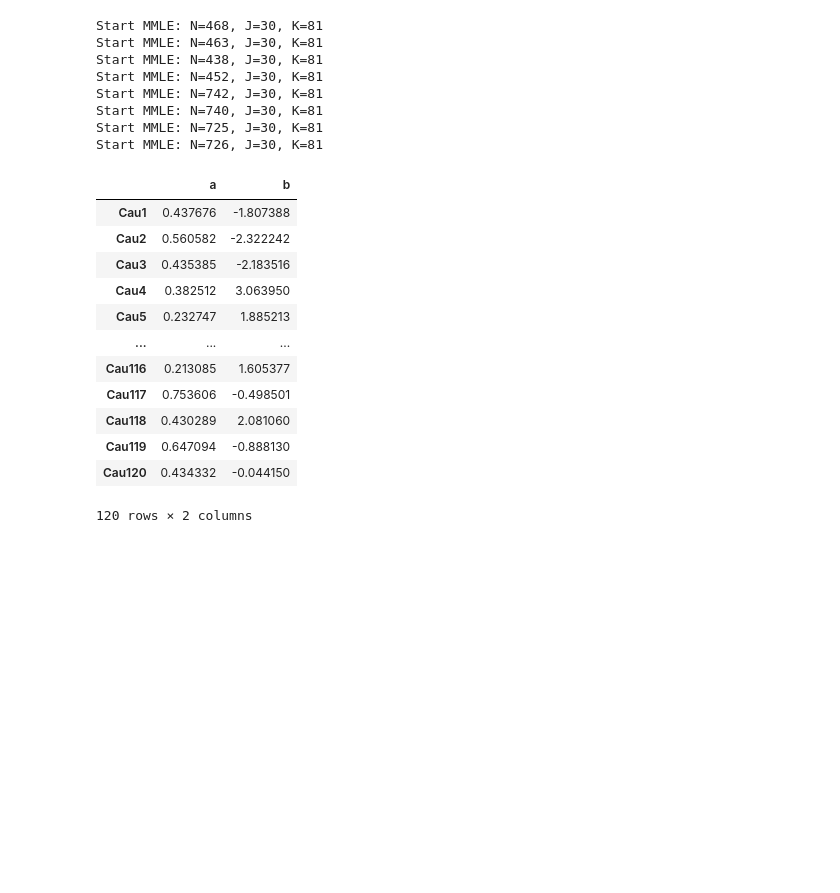
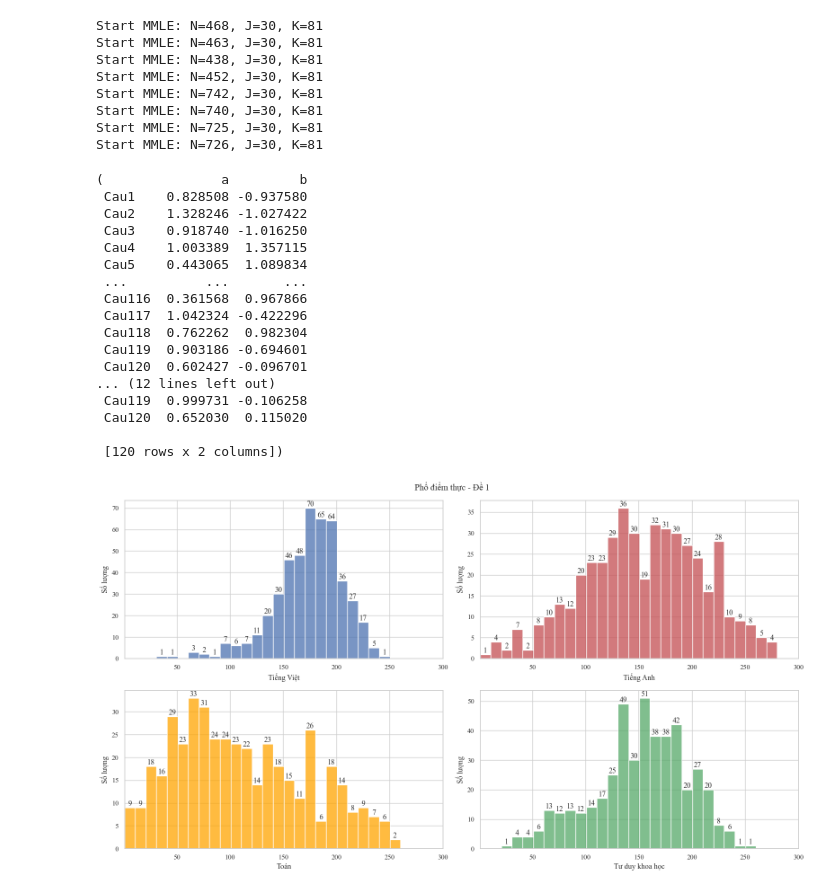
Before and after one commit to DuongThai2712/item-analysis-and-mmle-irt, a Jupyter notebook: main.ipynb, the cells around one changed output. Saved outputs shown, nothing was run; the diff lists cells and outputs as text; code cells hidden in the pictures; blank space fills up the shorter version.

```diff
--- a/main.ipynb
+++ b/main.ipynb
@@ -762,18 +761,22 @@ item_irt_2 = pd.DataFrame({
     'a': a_est_2,
     'b': b_est_2}, index=nhieu_2.index)
 # %%
-item_irt_1
+item_irt_1, item_irt_2
 # %% [output]
-|  | a | b |
-| Cau1 | 0.437676 | -1.807388 |
-| Cau2 | 0.560582 | -2.322242 |
-| Cau3 | 0.435385 | -2.183516 |
-| Cau4 | 0.382512 | 3.063950 |
-| Cau5 | 0.232747 | 1.885213 |
-| ... | ... | ... |
-| Cau116 | 0.213085 | 1.605377 |
-| Cau117 | 0.753606 | -0.498501 |
-| Cau118 | 0.430289 | 2.081060 |
-| Cau119 | 0.647094 | -0.888130 |
-| Cau120 | 0.434332 | -0.044150 |
-120 rows × 2 columns
+(               a         b
+ Cau1    0.828508 -0.937580
+ Cau2    1.328246 -1.027422
+ Cau3    0.918740 -1.016250
+ Cau4    1.003389  1.357115
+ Cau5    0.443065  1.089834
+ ...          ...       ...
+ Cau116  0.361568  0.967866
+ Cau117  1.042324 -0.422296
+ Cau118  0.762262  0.982304
+ Cau119  0.903186 -0.694601
+ Cau120  0.602427 -0.096701
+... (12 lines left out)
+ Cau119  0.999731 -0.106258
+ Cau120  0.652030  0.115020
+
+ [120 rows x 2 columns])
@@ -799,0 +801,9 @@ for df in [df_TV2, df_TA2, df_TO2, df_KH2]:
+# %%
+df_true_1 = df_TV1[['SBD', 'True']].copy().rename({'True': 'TrueTV'}, axis=1)
+
+df_true_1 = df_true_1.merge(df_TA1[['SBD', 'True']].rename({'True': 'TrueTA'}, axis=1), on='SBD', how='outer')
+df_true_1 = df_true_1.merge(df_TO1[['SBD', 'True']].rename({'True': 'TrueTO'}, axis=1), on='SBD', how='outer')
+df_true_1 = df_true_1.merge(df_KH1[['SBD', 'True']].rename({'True': 'TrueKH'}, axis=1), on='SBD', how='outer')
+ip.draw_plot(df_true_1, col_name='True', title='Phổ điểm thực - Đề 1', range=(1,300))
+# %% [output]
+[figure, added]
```
Also changed, not shown: parts of 18 cells of this notebook, 2 other files.
